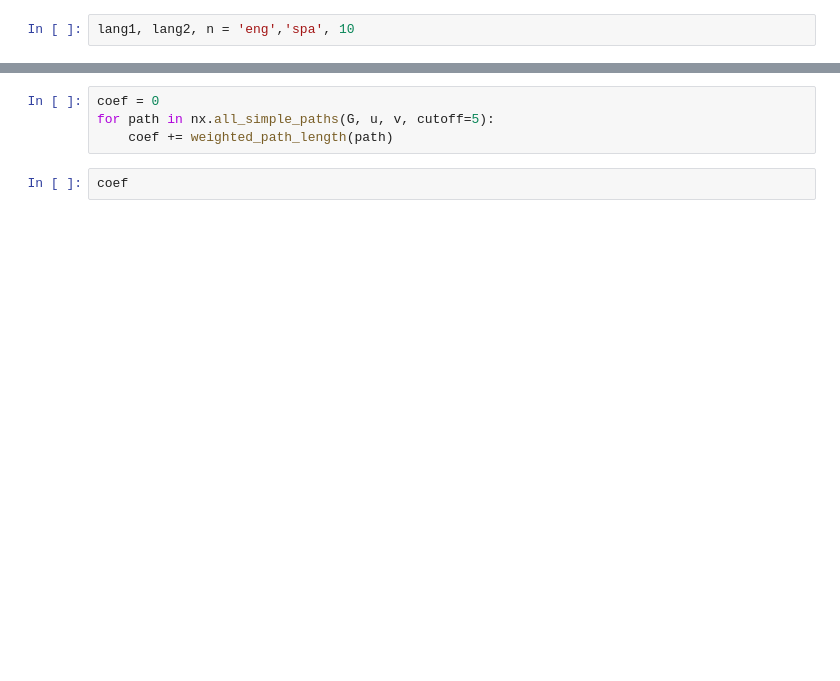
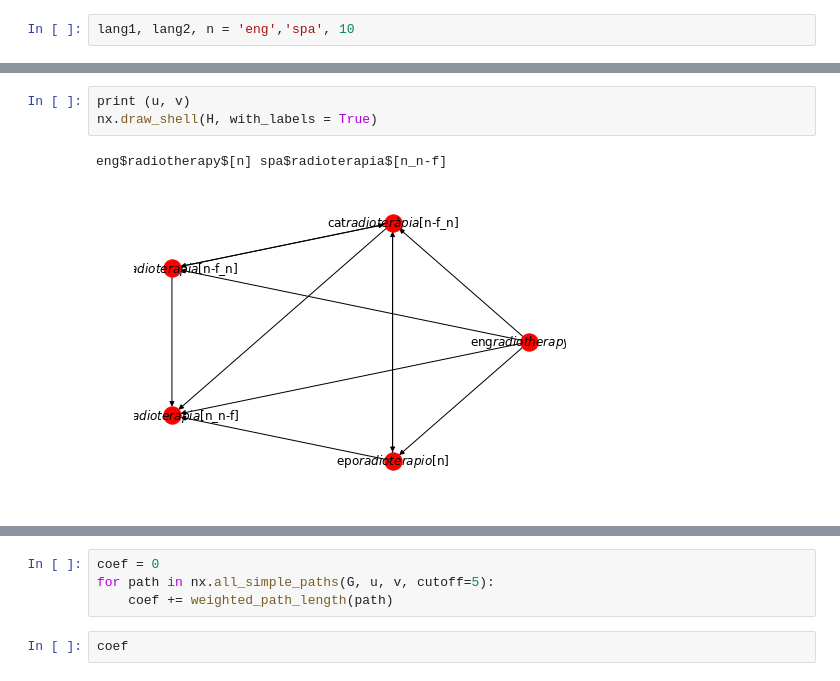
Before and after one commit to dkbrz/GSoC_2018, a Jupyter notebook: Search_2.ipynb, the cells around one changed output, grey strips where cells are left out. Saved outputs shown, nothing was run; the diff lists cells and outputs as text; blank space fills up the shorter version.

```diff
--- a/Search_2.ipynb
+++ b/Search_2.ipynb
@@ -90,0 +87,6 @@ u,v
+# %%
+print (u, v)
+nx.draw_shell(H, with_labels = True)
+# %% [output]
+eng$radiotherapy$[n] spa$radioterapia$[n_n-f]
+[figure, added]
```
Also changed, not shown: parts of 23 cells of this notebook, 8 other files.
